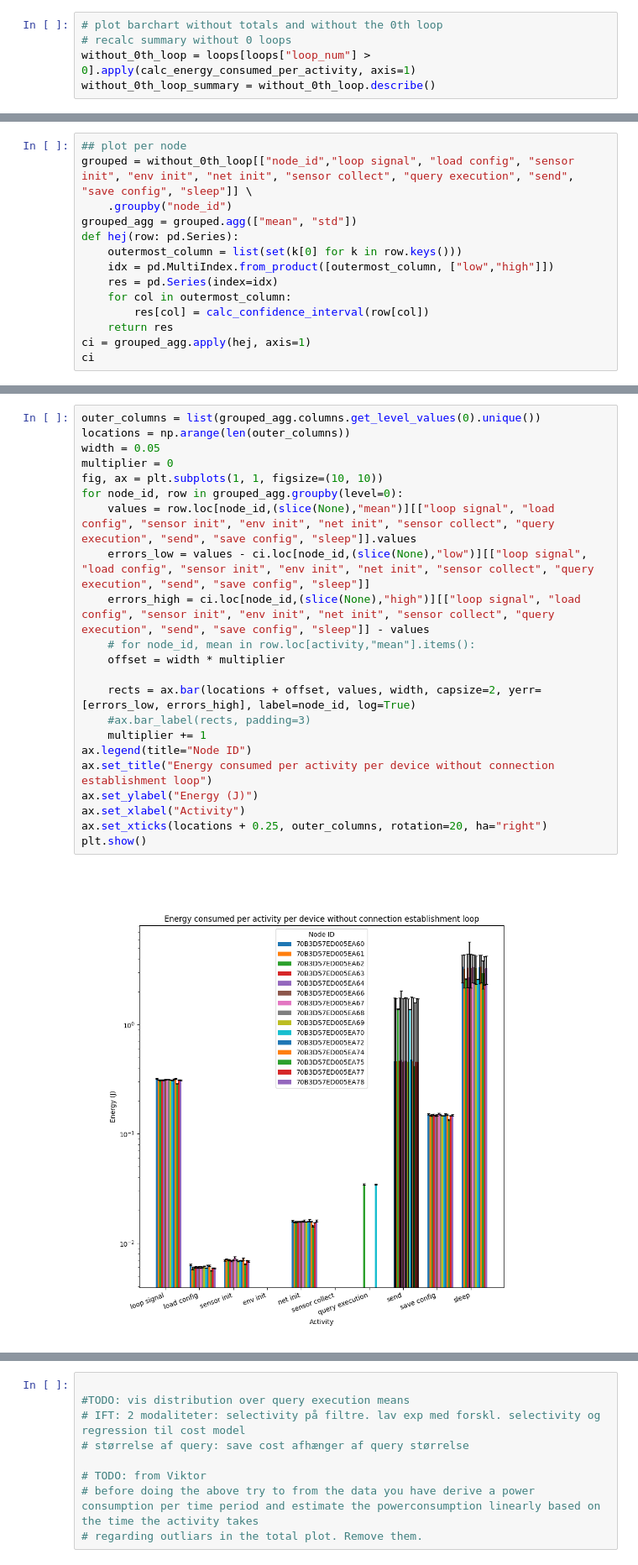
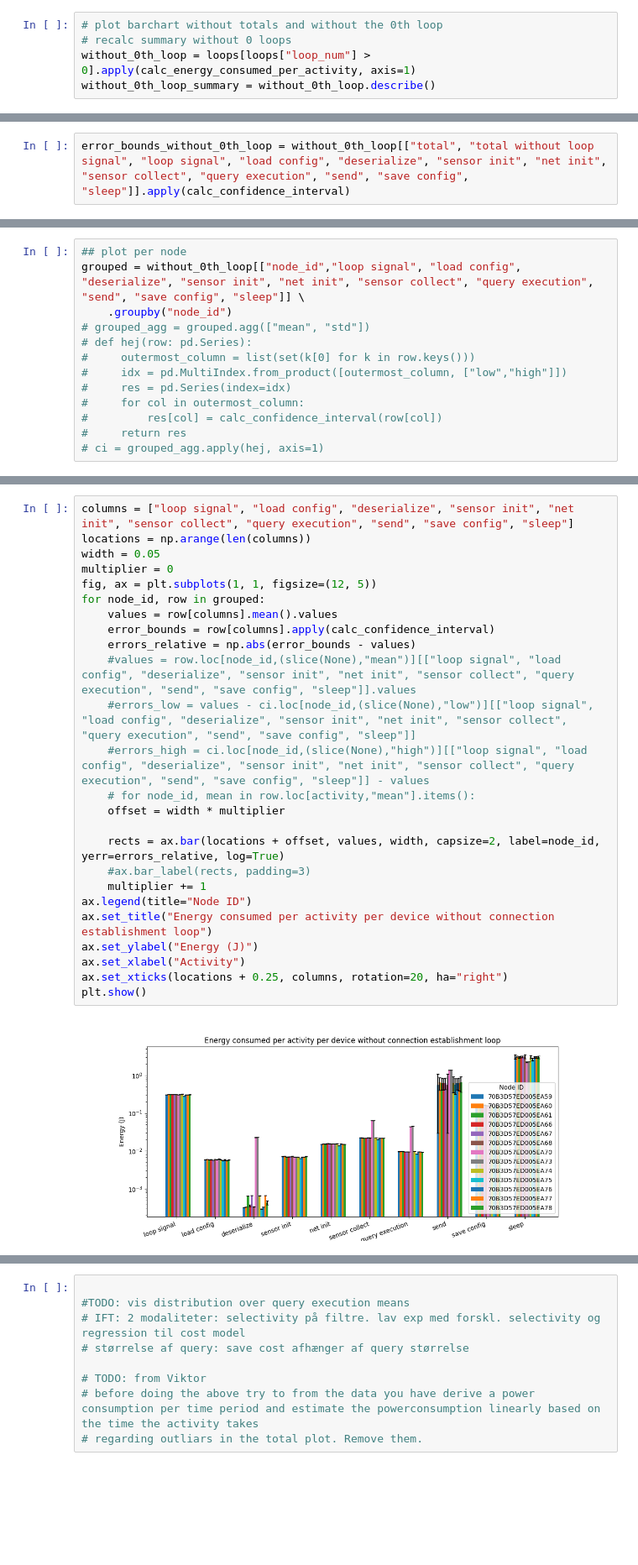
Before and after one commit to FlapKap/Terra-experiments, a Jupyter notebook: experiment/visualize.ipynb, the cells around one changed output, grey strips where cells are left out. Shown at 84% size. Saved outputs shown, nothing was run; the diff lists cells and outputs as text; blank space fills up the shorter version.

Commit message:
fix confidence intervals

```diff
--- a/experiment/visualize.ipynb
+++ b/experiment/visualize.ipynb
@@ -766 +740,3 @@ errors_with_0th_loop
+# %%
+error_bounds_without_0th_loop = without_0th_loop[["total", "total without loop signal", "loop signal", "load config", "deserialize", "sensor init", "net init", "sensor collect", "query execution", "send", "save config", "sleep"]].apply(calc_confidence_interval)
 # %%
@@ -802,14 +786,13 @@ without_0th_loop.groupby("node_id").describe()
 # %%
 ## plot per node
-grouped = without_0th_loop[["node_id","loop signal", "load config", "sensor init", "env init", "net init", "sensor collect", "query execution", "send", "save config", "sleep"]] \
+grouped = without_0th_loop[["node_id","loop signal", "load config", "deserialize", "sensor init", "net init", "sensor collect", "query execution", "send", "save config", "sleep"]] \
     .groupby("node_id")
-grouped_agg = grouped.agg(["mean", "std"])
-def hej(row: pd.Series):
-    outermost_column = list(set(k[0] for k in row.keys()))
-    idx = pd.MultiIndex.from_product([outermost_column, ["low","high"]])
-    res = pd.Series(index=idx)
-    for col in outermost_column:
-        res[col] = calc_confidence_interval(row[col])
-    return res
-ci = grouped_agg.apply(hej, axis=1)
-ci
+# grouped_agg = grouped.agg(["mean", "std"])
+# def hej(row: pd.Series):
+#     outermost_column = list(set(k[0] for k in row.keys()))
+#     idx = pd.MultiIndex.from_product([outermost_column, ["low","high"]])
+#     res = pd.Series(index=idx)
+#     for col in outermost_column:
+#         res[col] = calc_confidence_interval(row[col])
+#     return res
+# ci = grouped_agg.apply(hej, axis=1)
@@ -835,27 +799,30 @@ ci
 # %%
-outer_columns = list(grouped_agg.columns.get_level_values(0).unique())
-locations = np.arange(len(outer_columns))
+columns = ["loop signal", "load config", "deserialize", "sensor init", "net init", "sensor collect", "query execution", "send", "save config", "sleep"]
+locations = np.arange(len(columns))
 width = 0.05
 multiplier = 0
-fig, ax = plt.subplots(1, 1, figsize=(10, 10))
-for node_id, row in grouped_agg.groupby(level=0):
-    values = row.loc[node_id,(slice(None),"mean")][["loop signal", "load config", "sensor init", "env init", "net init", "sensor collect", "query execution", "send", "save config", "sleep"]].values
-    errors_low = values - ci.loc[node_id,(slice(None),"low")][["loop signal", "load config", "sensor init", "env init", "net init", "sensor collect", "query execution", "send", "save config", "sleep"]]
-    errors_high = ci.loc[node_id,(slice(None),"high")][["loop signal", "load config", "sensor init", "env init", "net init", "sensor collect", "query execution", "send", "save config", "sleep"]] - values
+fig, ax = plt.subplots(1, 1, figsize=(12, 5))
+for node_id, row in grouped:
+    values = row[columns].mean().values
+    error_bounds = row[columns].apply(calc_confidence_interval)
+    errors_relative = np.abs(error_bounds - values)
+    #values = row.loc[node_id,(slice(None),"mean")][["loop signal", "load config", "deserialize", "sensor init", "net init", "sensor collect", "query execution", "send", "save config", "sleep"]].values
+    #errors_low = values - ci.loc[node_id,(slice(None),"low")][["loop signal", "load config", "deserialize", "sensor init", "net init", "sensor collect", "query execution", "send", "save config", "sleep"]]
+    #errors_high = ci.loc[node_id,(slice(None),"high")][["loop signal", "load config", "deserialize", "sensor init", "net init", "sensor collect", "query execution", "send", "save config", "sleep"]] - values
     # for node_id, mean in row.loc[activity,"mean"].items():
     offset = width * multiplier
 
-    rects = ax.bar(locations + offset, values, width, capsize=2, yerr=[errors_low, errors_high], label=node_id, log=True)
+    rects = ax.bar(locations + offset, values, width, capsize=2, label=node_id, yerr=errors_relative, log=True)
     #ax.bar_label(rects, padding=3)
     multiplier += 1
 ax.legend(title="Node ID")
 ax.set_title("Energy consumed per activity per device without connection establishment loop")
 ax.set_ylabel("Energy (J)")
 ax.set_xlabel("Activity")
-ax.set_xticks(locations + 0.25, outer_columns, rotation=20, ha="right")
+ax.set_xticks(locations + 0.25, columns, rotation=20, ha="right")
 plt.show()
 # %% [output]
-[figure, old version]
+[figure, new version]
 # %%
 import gc
 gc.collect()
```
Also changed, not shown: parts of 41 cells of this notebook.
